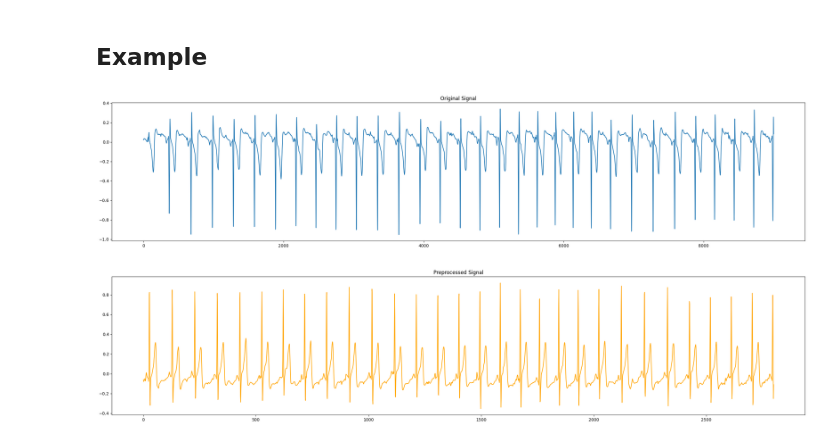
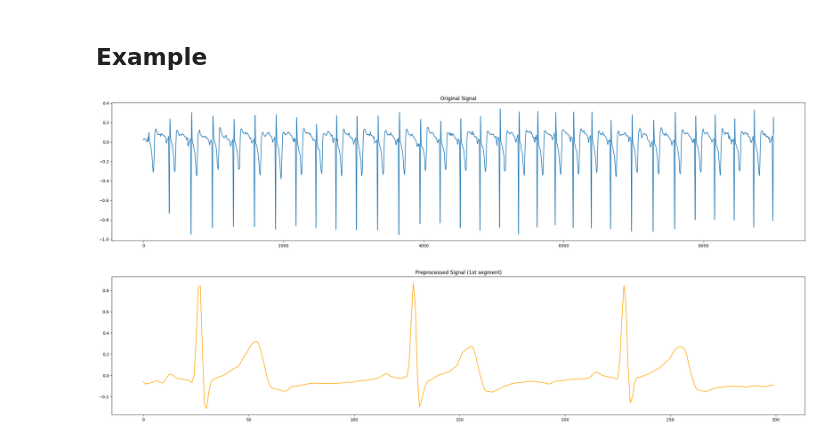
Before and after one commit to devilhyt/ecg-federated-learning-public, a Jupyter notebook: preprocessing.ipynb, the cells around one changed output. Saved outputs shown, nothing was run; the diff lists cells and outputs as text; code cells hidden in the pictures.

Commit message:
feat: Implement the segmentation method

```diff
--- a/preprocessing.ipynb
+++ b/preprocessing.ipynb
@@ -96,19 +104,19 @@ for record_name, label, signal in tqdm(
 # %%
 import matplotlib.pyplot as plt
 
 signal, _ = wfdb.rdsamp(src_dir / "A00007")
 signal = np.squeeze(signal)
-signal_p = np.loadtxt(dst_dir / "A00007.csv")
+signal_p = np.loadtxt(dst_dir / "A00007.csv")[0]
 
 plt.figure(figsize=(30, 6))
 plt.plot(signal, label="")
 plt.title("Original Signal")
 plt.show()
 
 plt.figure(figsize=(30, 6))
 plt.plot(signal_p, label="", color="orange")
-plt.title("Preprocessed Signal")
+plt.title("Preprocessed Signal (1st segment)")
 plt.show()
 # %% [output]
 [figure]
-[figure, old version]
+[figure, new version]
```
Also changed, not shown: parts of 3 cells of this notebook, 12 other files.
